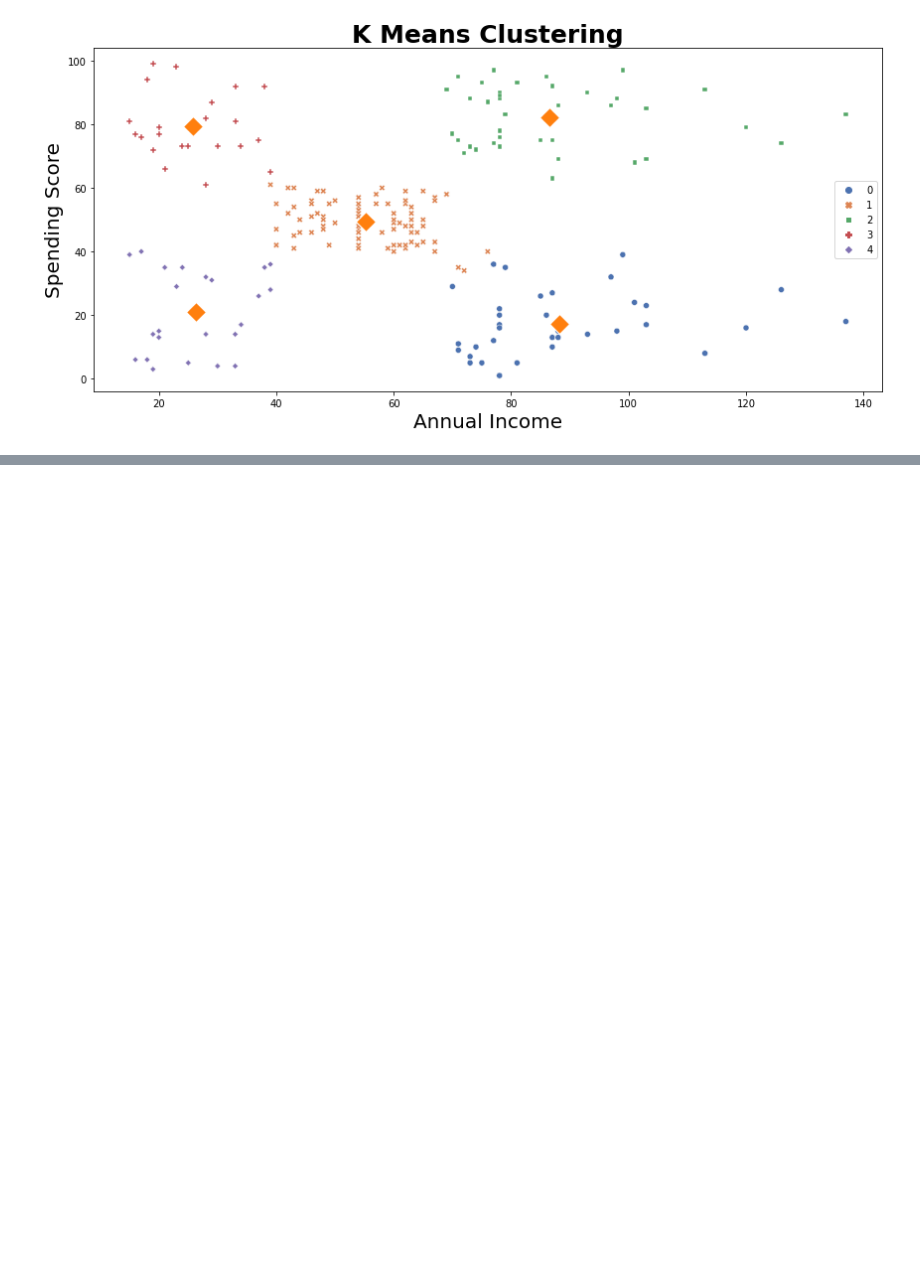
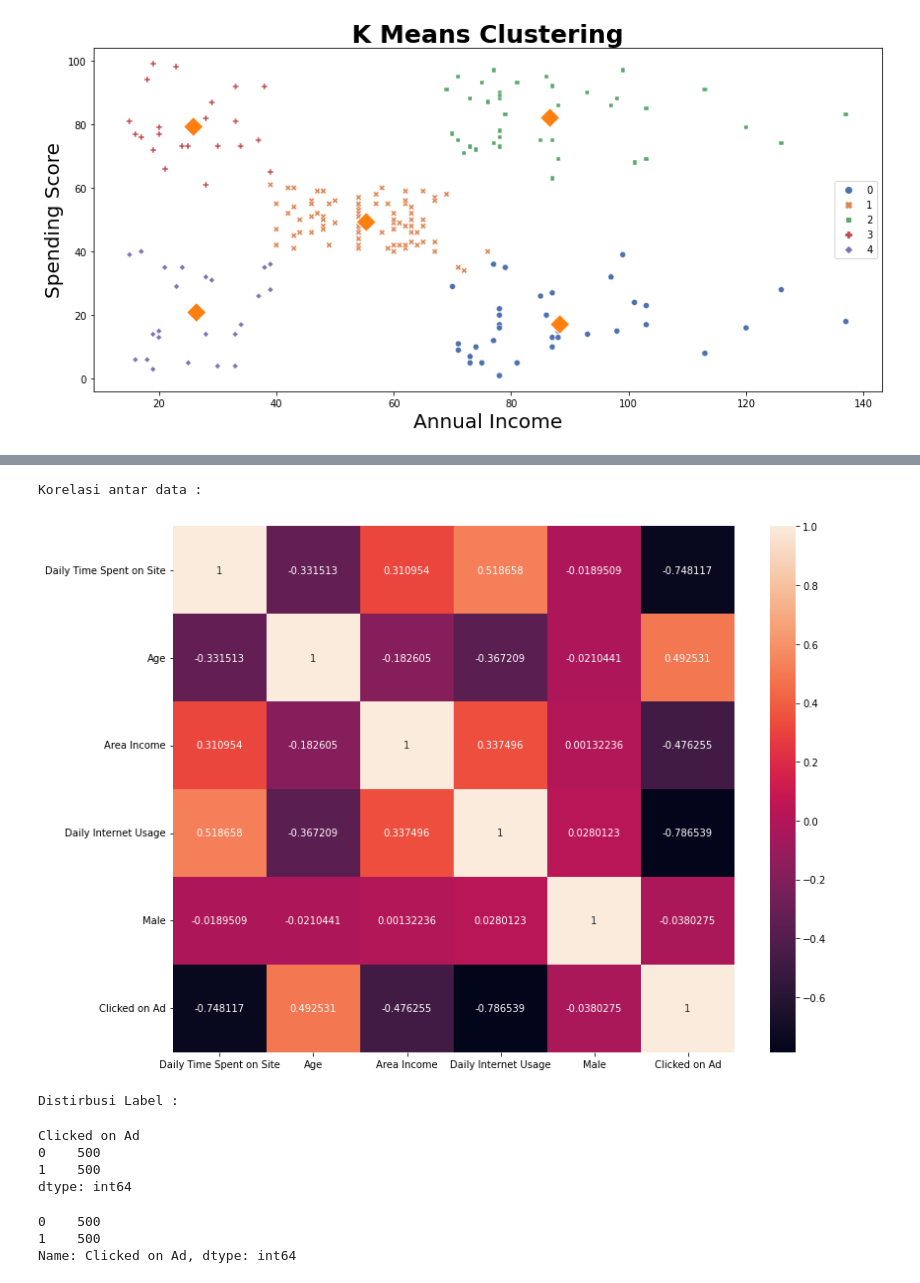
Before and after one commit to UsepSyaikalArifin/Application-File-PT-Bukit-Makmur-Mandiri-Utama-BUMA-, a Jupyter notebook: Kelas Fundamental/Machine Learning With Python for Beginner/Jupyter Notebook/main.ipynb, the cells around one changed output, grey strips where cells are left out. Cells and saved outputs as stored; diff of their text form; code cells hidden in the pictures; blank space fills up the shorter version.

Commit message:
Finish Machine Learning With Python for Beginner

```diff
--- a/Kelas Fundamental/Machine Learning With Python for Beginner/Jupyter Notebook/main.ipynb
+++ b/Kelas Fundamental/Machine Learning With Python for Beginner/Jupyter Notebook/main.ipynb
@@ -786,0 +789,15 @@ plt.show()
+# %%
+import pandas as pd
+from IPython.display import display
+
+dataset = pd.read_csv("https://dqlab-dataset.s3-ap-southeast-1.amazonaws.com/pythonTutorial/ecommerce_banner_promo.csv")
+# dataset.to_csv(r"D:\Usep Syaikal Arifin\Computer Programming\Application File\Application-File-PT-Bukit-Makmur-Mandiri-Utama-BUMA-\Kelas Fundamental\Machine Learning With Python for Beginner\File Dokumentasi\File CSV\ecommerce_banner_promo.csv", index=None, header=True)
+# dataset.to_excel(r"D:\Usep Syaikal Arifin\Computer Programming\Application File\Application-File-PT-Bukit-Makmur-Mandiri-Utama-BUMA-\Kelas Fundamental\Machine Learning With Python for Beginner\File Dokumentasi\File Excel\ecommerce_banner_promo.xlsx")
+print("Shape of dataset = %d Baris & %d Kolom"%dataset.shape)
+print("Informasi dataset : ")
+display(dataset.info())
+print("Statistik Dasar dataset : ")
+display(dataset.describe())
+print("Informasi Missing Value : ")
+display(dataset.isnull().sum())
+display(dataset.head())
@@ -786,0 +853,23 @@ plt.show()
+# %%
+print("Korelasi antar data : ")
+dataset_corr = dataset.corr()
+df_dataset_corr = pd.DataFrame(dataset_corr)
+fig, axs = plt.subplots(1, 1, figsize=(12, 8))
+sns.heatmap(df_dataset_corr, annot=True, fmt="g")
+plt.tight_layout()
+plt.show()
+
+print("Distirbusi Label : ")
+display(dataset.groupby(["Clicked on Ad"]).size())
+display(dataset["Clicked on Ad"].value_counts())
+# %% [output]
+Korelasi antar data :
+[figure, added]
+Distirbusi Label :
+Clicked on Ad
+0    500
+1    500
+dtype: int64
+0    500
+1    500
+Name: Clicked on Ad, dtype: int64
```
Also changed, not shown: parts of 9 cells of this notebook, 2 other files.
